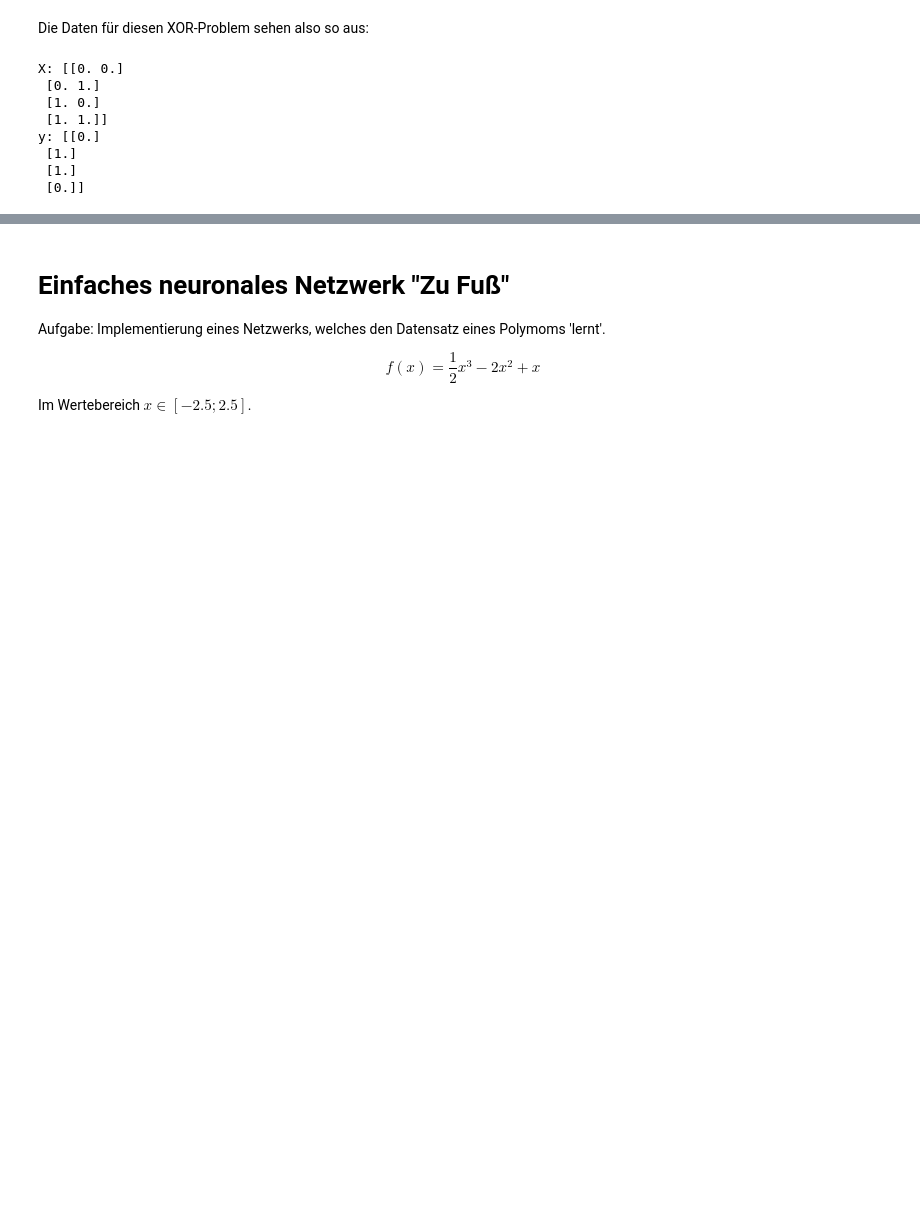
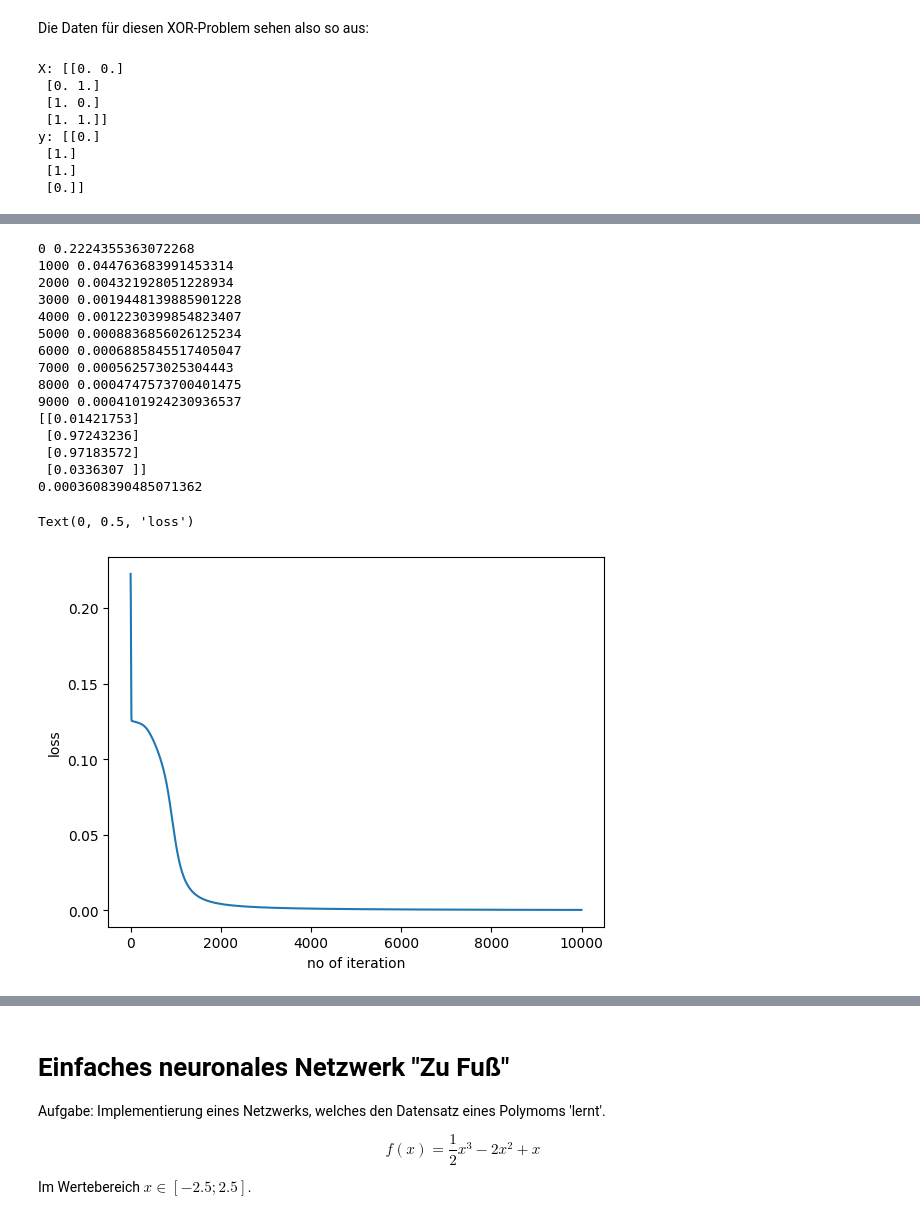
Before and after one commit to ArnoldIntelligence/KI-Vorlesung, a Jupyter notebook: notebooks/03-ueberwachtes_lernen.ipynb, the cells around one changed output, grey strips where cells are left out. Cells and saved outputs as stored; diff of their text form; code cells hidden in the pictures; blank space fills up the shorter version.

```diff
--- a/notebooks/03-ueberwachtes_lernen.ipynb
+++ b/notebooks/03-ueberwachtes_lernen.ipynb
@@ -433,19 +362,0 @@ Netz trainieren
-# %%
-lr = 1.0
-epochs = 10000
-
-loss_history = []   # ← hier speichern wir den Loss
-
-for epoch in range(1, epochs + 1):
-    y_pred, cache = forward(X, W1, W2)
-    loss = mse(y_pred, y)
-
-    loss_history.append(loss)   # ← speichern
-
-    dW1, dW2 = backward(y, W2, cache)
-
-    W1 -= lr * dW1
-    W2 -= lr * dW2
-
-    if epoch % 1000 == 0:
-        print(f"Epoch {epoch:5d} | loss={loss:.6f}")
@@ -498,0 +658,41 @@ Predictions (0/1):
+# %%
+X = np.array([
+    [0, 0],
+    [0, 1],
+    [1, 0],
+    [1, 1]
+], dtype=float)
+
+y = np.array([0, 1, 1, 0], dtype=float).reshape(-1, 1)
+
+np.random.seed(0)
+WIH = np.random.randn(3,4) * 1.0
+WHO = np.random.randn(5,1) * 1.0
+
+WIH, WHO, losses = fit(X, y, WIH, WHO, n_iter=10000, alpha=1.0)
+
+pred, _ = predict(X, WIH, WHO)
+print(pred)
+print(losses[-1])
+
+plt.plot(losses)
+plt.xlabel('no of iteration')
+plt.ylabel('loss')
+# %% [output]
+0 0.2224355363072268
+1000 0.044763683991453314
+2000 0.004321928051228934
+3000 0.0019448139885901228
+4000 0.0012230399854823407
+5000 0.0008836856026125234
+6000 0.0006885845517405047
+7000 0.000562573025304443
+8000 0.0004747573700401475
+9000 0.0004101924230936537
+[[0.01421753]
+ [0.97243236]
+ [0.97183572]
+ [0.0336307 ]]
+0.0003608390485071362
+Text(0, 0.5, 'loss')
+[figure, added]
```
Also changed, not shown: parts of 40 cells of this notebook, 3 other files.
